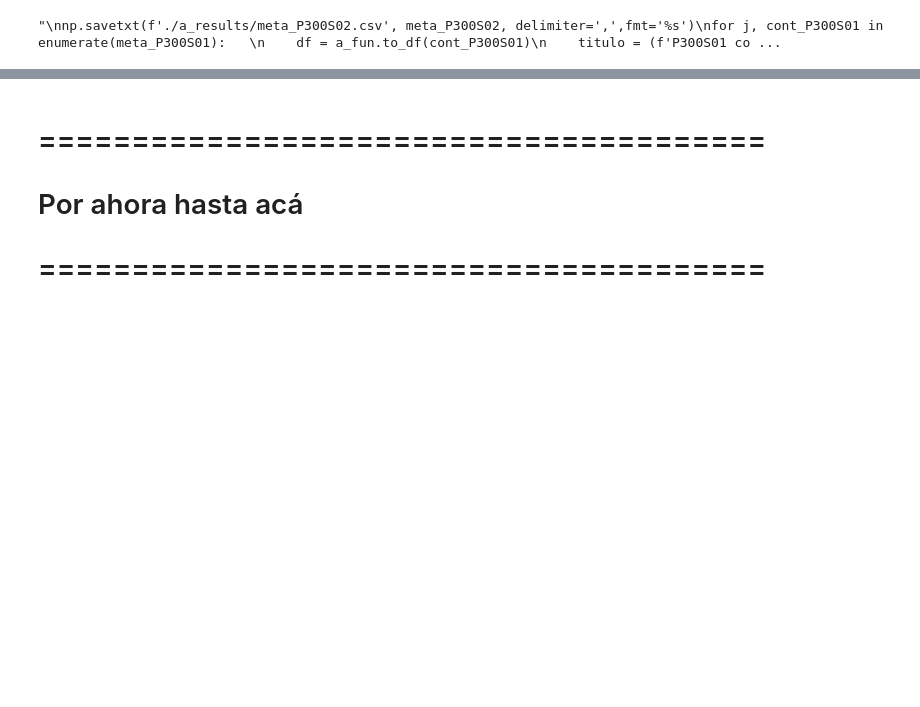
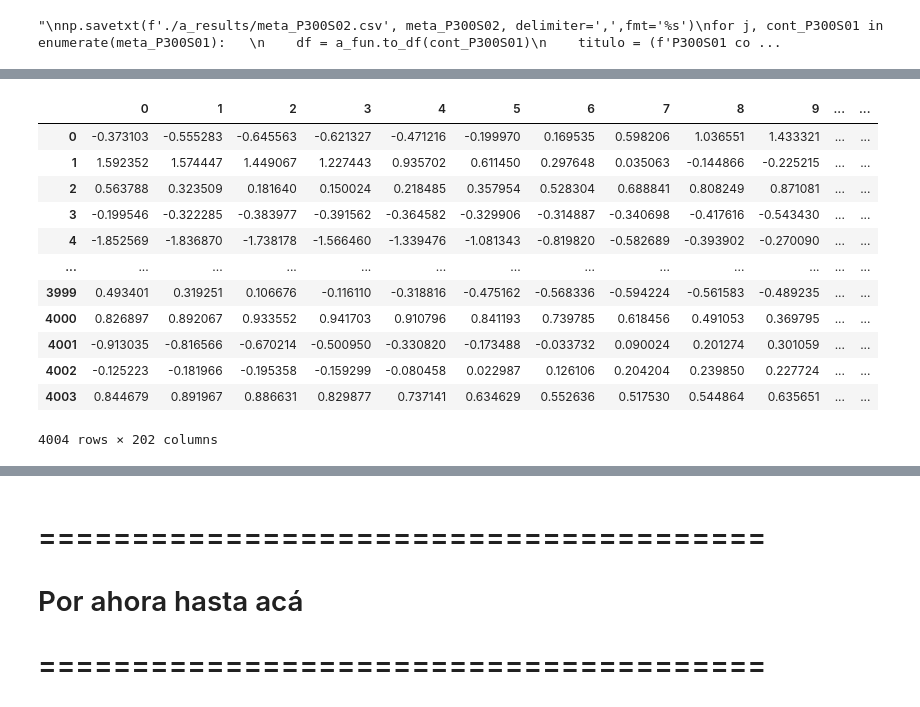
Before and after one commit to alexchavez1980/repo_tesis, a Jupyter notebook: a_Lag&DrugSignal_v4.ipynb, the cells around one changed output, grey strips where cells are left out. Cells and saved outputs as stored; diff of their text form; code cells hidden in the pictures; blank space fills up the shorter version.

```diff
--- a/a_Lag&DrugSignal_v4.ipynb
+++ b/a_Lag&DrugSignal_v4.ipynb
@@ -219,8 +219,8 @@ for ii, path in enumerate(files_path_LagDrugSignal):
     model = LinearModel(clf)
 
     # Get the epoched data (get only the data columns)
-    eeg_data = epochs.get_data().reshape(len(labels), -1)
-    eeg_data = eeg_data[:,0:epochs.get_data().shape[2]*1]
+    eeg_data = epochs.get_data().reshape(len(labels), -1) # Obtener epochs, reorganiza en arreglo con las etiquetas "labels".
+    eeg_data = eeg_data[:,0:epochs.get_data().shape[2]*1] # Selección de todas las filas y recorte de matriz: dos primeras columnas.
     #eeg_data[labels==2] = erptemplate1[:201,0]
     #eeg_data[labels==1] = erptemplate1[:201,0]
 
@@ -230,11 +230,11 @@ for ii, path in enumerate(files_path_LagDrugSignal):
     #labels = np.random.permutation(labels)
 
     # fit the classifier on MEG data
-    X = scaler.fit_transform(eeg_data)
+    X = scaler.fit_transform(eeg_data) # Estandarizar los datos: media de cero y una desviación estándar de uno. X.shape = (4004, 201)
 
-    model.fit(X[0:2800], labels[0:2800])
+    model.fit(X[0:2800], labels[0:2800]) # Entrenamiento con los primeros 2800 elementos de X y las etiquetas "labels".
 
-    preds = model.predict(X[2800:])
+    preds = model.predict(X[2800:]) # Predicción con el resto de los 2800 elementos.
 
     # Classification report
     target_names = ['nohit', 'hit']
@@ -242,21 +242,35 @@ for ii, path in enumerate(files_path_LagDrugSignal):
     report = classification_report(labels[2800:], preds, target_names=target_names)
     print(report)
     print(f'Reporte de clasificación: {report}')
+    print(f'Tipo de variable / Reporte de clasificación: {type(report)}')
     cm = confusion_matrix(labels[2800:], preds)
     print(cm)
     print(f'Matriz de confusión: {cm}')
+    print(f'Tipo de variable / Matriz de confusión: {type(cm)}')
     cm_normalized = cm.astype(float) / cm.sum(axis=1)[:, np.newaxis]
     print(cm_normalized)
     print(f'Matriz de confusión normalizada: {cm_normalized}')
+    print(f'Tipo de variable / Matriz de confusión normalizada: {type(cm_normalized)}')
     acc=(cm[0,0]+cm[1,1])*1.0/(np.sum(cm))
     print(acc)
     print(f'"Accuracy": {acc}')
+    print(f'Tipo de variable / "Accuracy": {type(acc)}')
 
-
+    # from sklearn.metrics import classification_report, confusion_matrix, precision_score, recall_score, f1_score # support
     prec = precision_score(labels[2800:], preds)
     print(f'Cálculo de la precisión por separado, sin separar nohit de hit: {prec}')
-    prec2 = precision_score(labels[2800:], preds, labels=target_names)
+    prec2 = precision_score(labels[2800:], preds, labels=target_names[1])
     print(f'Cálculo de la precisión por separado, separando nohit de hit: {prec2}')
+
+    rec = recall_score(labels[2800:], preds)
+    print(f'Cálculo del recall por separado, sin separar nohit de hit: {rec}')
+    rec2 = recall_score(labels[2800:], preds, labels=target_names[1])
+    print(f'Cálculo dedel recall por separado, separando nohit de hit: {rec2}')
+
+    f1_score_ = f1_score(labels[2800:], preds)
+    print(f'Cálculo de f1_score por separado, sin separar nohit de hit: {f1_score_}')
+    f1_score_2 = f1_score(labels[2800:], preds, labels=target_names[2])
+    print(f'Cálculo dedel recall por separado, separando nohit de hit: {f1_score_2}')
 
     #-------------------------------------
     file_temp.close()
@@ -407,0 +292,18 @@ Please also refer to the documentation for alternative solver options:
+# %%
+X.shape
+df_X = a_fun.to_df(X)
+df_X
+# %% [output]
+|  | 0 | 1 | 2 | 3 | 4 | 5 | 6 | 7 | 8 | 9 | ... | ... |
+| 0 | -0.373103 | -0.555283 | -0.645563 | -0.621327 | -0.471216 | -0.199970 | 0.169535 | 0.598206 | 1.036551 | 1.433321 | ... | ... |
+| 1 | 1.592352 | 1.574447 | 1.449067 | 1.227443 | 0.935702 | 0.611450 | 0.297648 | 0.035063 | -0.144866 | -0.225215 | ... | ... |
+| 2 | 0.563788 | 0.323509 | 0.181640 | 0.150024 | 0.218485 | 0.357954 | 0.528304 | 0.688841 | 0.808249 | 0.871081 | ... | ... |
+| 3 | -0.199546 | -0.322285 | -0.383977 | -0.391562 | -0.364582 | -0.329906 | -0.314887 | -0.340698 | -0.417616 | -0.543430 | ... | ... |
+| 4 | -1.852569 | -1.836870 | -1.738178 | -1.566460 | -1.339476 | -1.081343 | -0.819820 | -0.582689 | -0.393902 | -0.270090 | ... | ... |
+| ... | ... | ... | ... | ... | ... | ... | ... | ... | ... | ... | ... | ... |
+| 3999 | 0.493401 | 0.319251 | 0.106676 | -0.116110 | -0.318816 | -0.475162 | -0.568336 | -0.594224 | -0.561583 | -0.489235 | ... | ... |
+| 4000 | 0.826897 | 0.892067 | 0.933552 | 0.941703 | 0.910796 | 0.841193 | 0.739785 | 0.618456 | 0.491053 | 0.369795 | ... | ... |
+| 4001 | -0.913035 | -0.816566 | -0.670214 | -0.500950 | -0.330820 | -0.173488 | -0.033732 | 0.090024 | 0.201274 | 0.301059 | ... | ... |
+| 4002 | -0.125223 | -0.181966 | -0.195358 | -0.159299 | -0.080458 | 0.022987 | 0.126106 | 0.204204 | 0.239850 | 0.227724 | ... | ... |
+| 4003 | 0.844679 | 0.891967 | 0.886631 | 0.829877 | 0.737141 | 0.634629 | 0.552636 | 0.517530 | 0.544864 | 0.635651 | ... | ... |
+4004 rows × 202 columns
```
Also changed, not shown: parts of 8 cells of this notebook, 11 other files.
